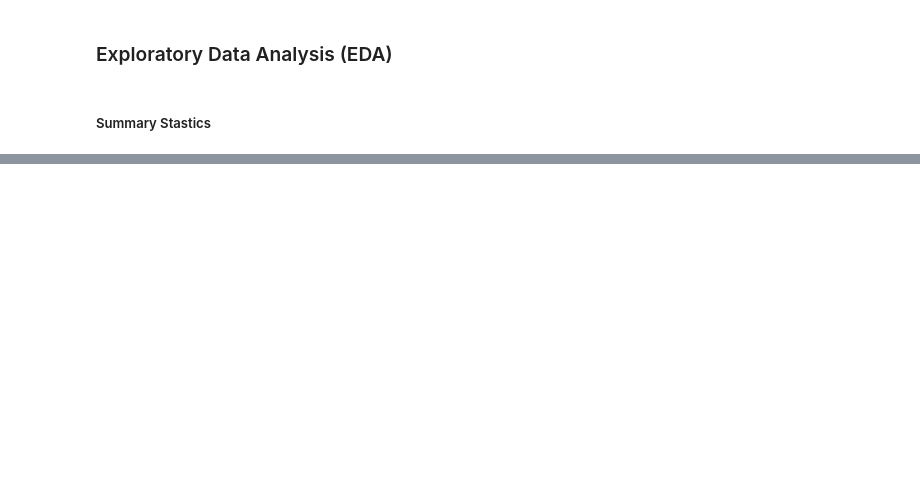
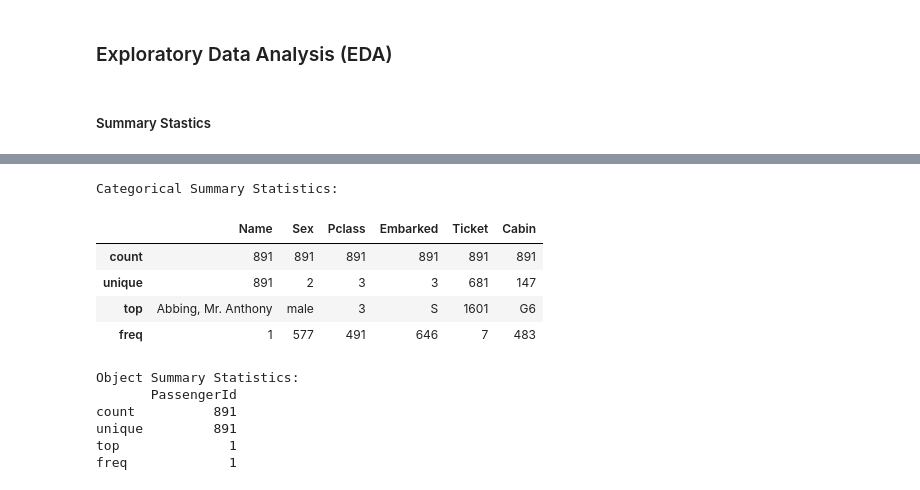
Before and after one commit to SnitTeshome/PRODIGY_DS_02, a Jupyter notebook: Task -02.ipynb, the cells around one changed output, grey strips where cells are left out. Drawn from its saved outputs; the diff is of its cells as text; code cells hidden in the pictures; blank space fills up the shorter version.

```diff
--- a/Task -02.ipynb
+++ b/Task -02.ipynb
@@ -484,0 +483,24 @@ Fare   891.0  24.046813  20.481625  0.0   7.9104  14.454200  31.0  65.6344
+# %%
+# Summary statistics for categorical columns
+categorical_summary =Titanic.describe(include='category')
+print("\nCategorical Summary Statistics:")
+categorical_summary
+# %% [output]
+Categorical Summary Statistics:
+|  | Name | Sex | Pclass | Embarked | Ticket | Cabin |
+| count | 891 | 891 | 891 | 891 | 891 | 891 |
+| unique | 891 | 2 | 3 | 3 | 681 | 147 |
+| top | Abbing, Mr. Anthony | male | 3 | S | 1601 | G6 |
+| freq | 1 | 577 | 491 | 646 | 7 | 483 |
+# %%
+# Summary statistics for object columns (includes names, tickets, etc.)
+object_summary = Titanic.describe(include='object')
+print("\nObject Summary Statistics:")
+print(object_summary)
+# %% [output]
+Object Summary Statistics:
+       PassengerId
+count          891
+unique         891
+top              1
+freq             1
```
Also changed, not shown: parts of 8 cells of this notebook.
